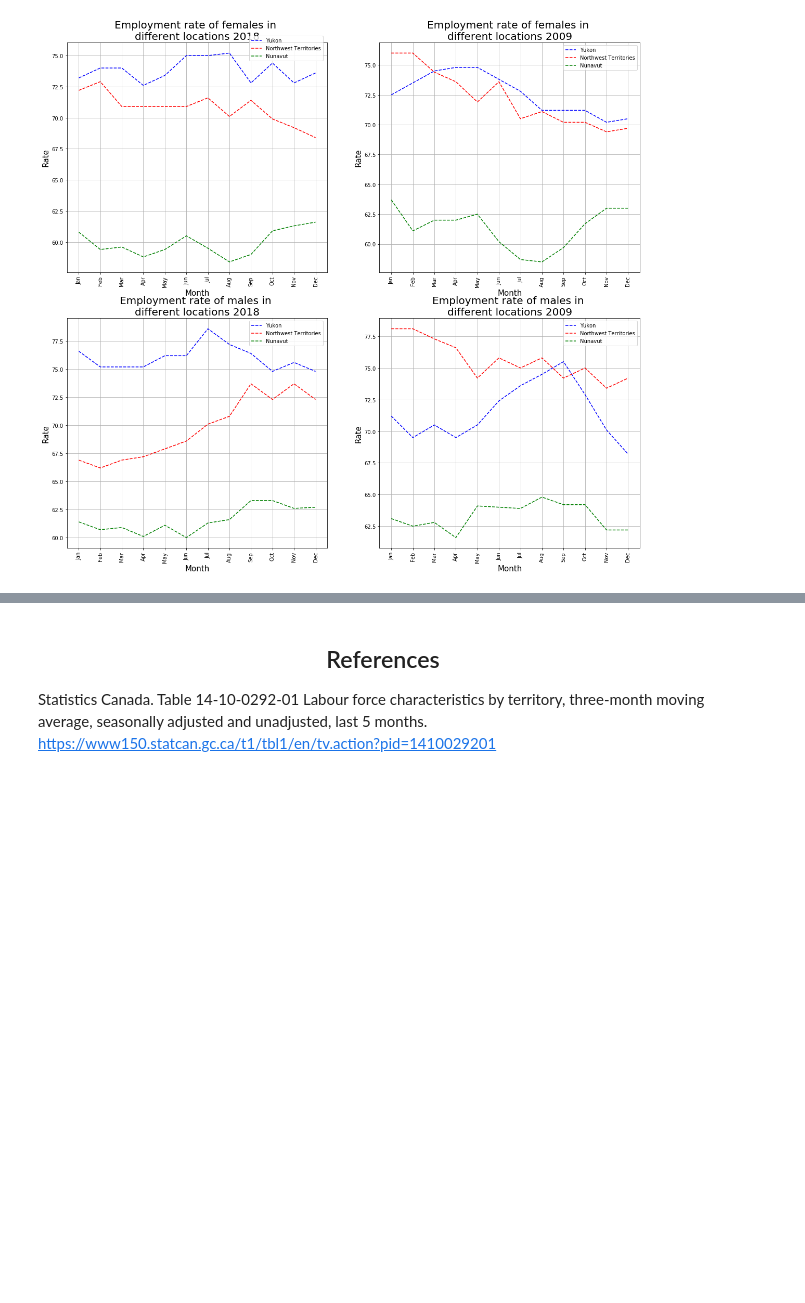
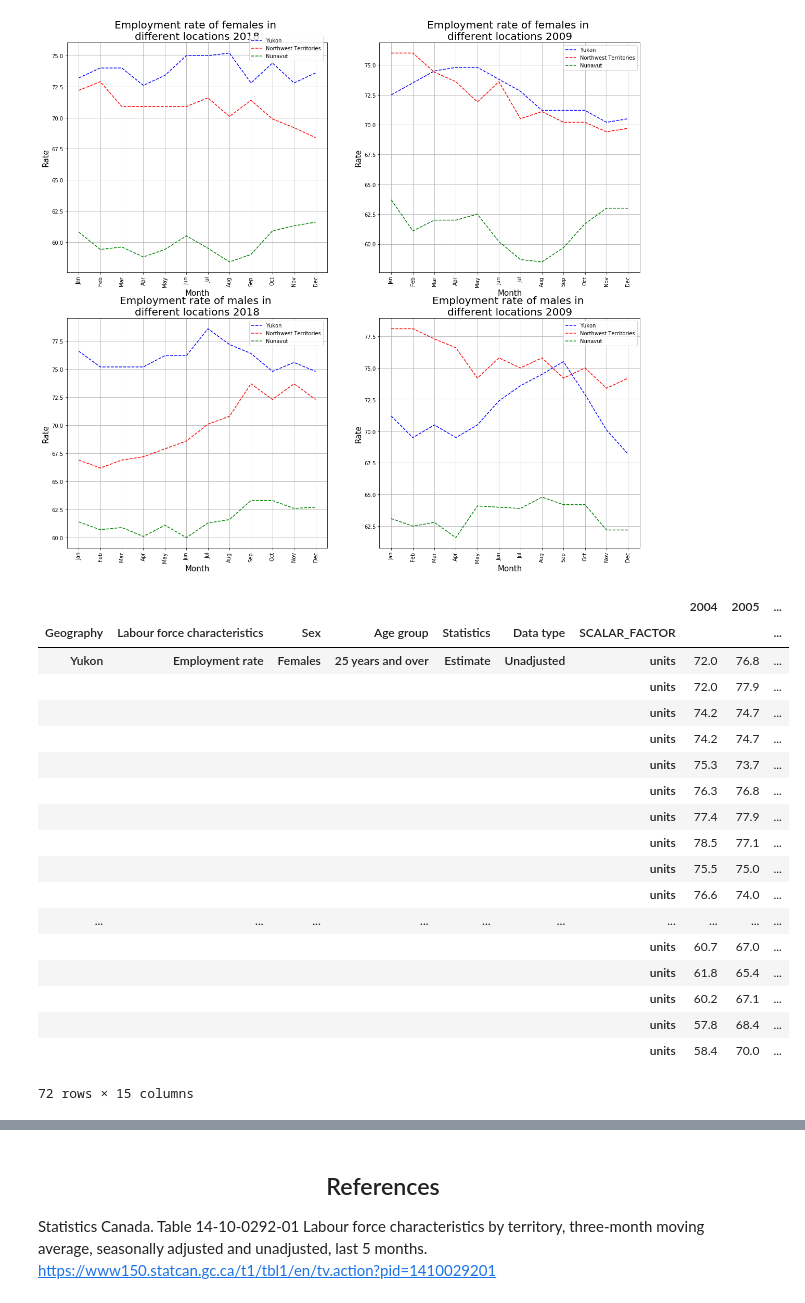
Before and after one commit to callysto/notebook-templates, a Jupyter notebook: Python_Packages_Investigations/STATS_CAN_API/Demo_Package/Stats_Can_Visualizing.ipynb, the cells around one changed output, grey strips where cells are left out. Drawn from its saved outputs; the diff is of its cells as text; code cells hidden in the pictures; blank space fills up the shorter version.

```diff
--- a/Python_Packages_Investigations/STATS_CAN_API/Demo_Package/Stats_Can_Visualizing.ipynb
+++ b/Python_Packages_Investigations/STATS_CAN_API/Demo_Package/Stats_Can_Visualizing.ipynb
@@ -423,3 +412,26 @@ plt.subplots_adjust(bottom=0.0001, right=1, top=0.9,left=0.1)
 plt.show()
 # %% [output]
 [figure]
+# %%
+all_regions = pd.concat([yuk,nt,nu,yukm,ntm,num])
+all_regions
+# %% [output]
+|  |  |  |  |  |  |  | 2004 | 2005 | ... |
+| Geography | Labour force characteristics | Sex | Age group | Statistics | Data type | SCALAR_FACTOR |  |  | ... |
+| Yukon | Employment rate | Females | 25 years and over | Estimate | Unadjusted | units | 72.0 | 76.8 | ... |
+|  |  |  |  |  |  | units | 72.0 | 77.9 | ... |
+|  |  |  |  |  |  | units | 74.2 | 74.7 | ... |
+|  |  |  |  |  |  | units | 74.2 | 74.7 | ... |
+|  |  |  |  |  |  | units | 75.3 | 73.7 | ... |
+|  |  |  |  |  |  | units | 76.3 | 76.8 | ... |
+|  |  |  |  |  |  | units | 77.4 | 77.9 | ... |
+|  |  |  |  |  |  | units | 78.5 | 77.1 | ... |
+|  |  |  |  |  |  | units | 75.5 | 75.0 | ... |
+|  |  |  |  |  |  | units | 76.6 | 74.0 | ... |
+| ... | ... | ... | ... | ... | ... | ... | ... | ... | ... |
+|  |  |  |  |  |  | units | 60.7 | 67.0 | ... |
+|  |  |  |  |  |  | units | 61.8 | 65.4 | ... |
+|  |  |  |  |  |  | units | 60.2 | 67.1 | ... |
+|  |  |  |  |  |  | units | 57.8 | 68.4 | ... |
+|  |  |  |  |  |  | units | 58.4 | 70.0 | ... |
+72 rows × 15 columns
```
Also changed, not shown: parts of 6 cells of this notebook.
